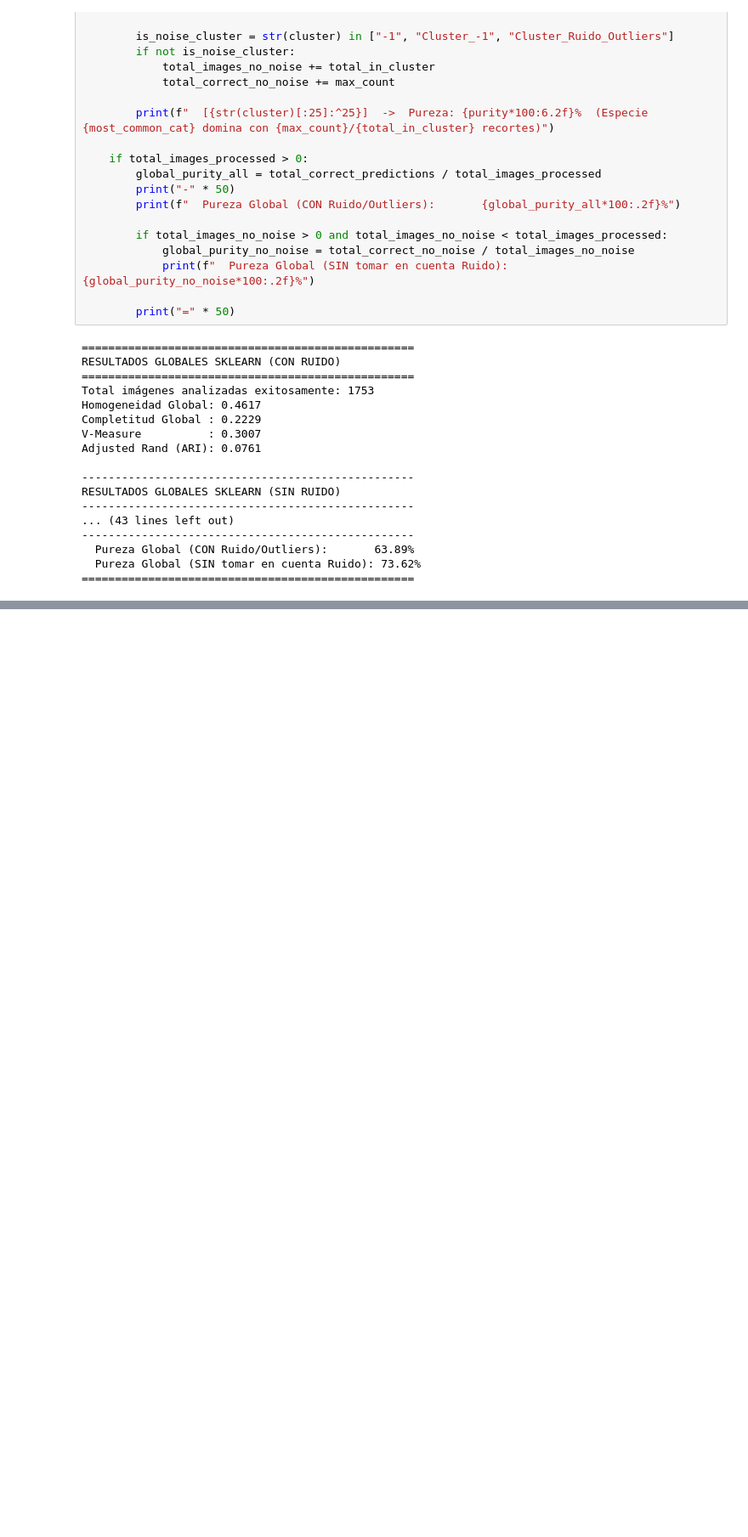
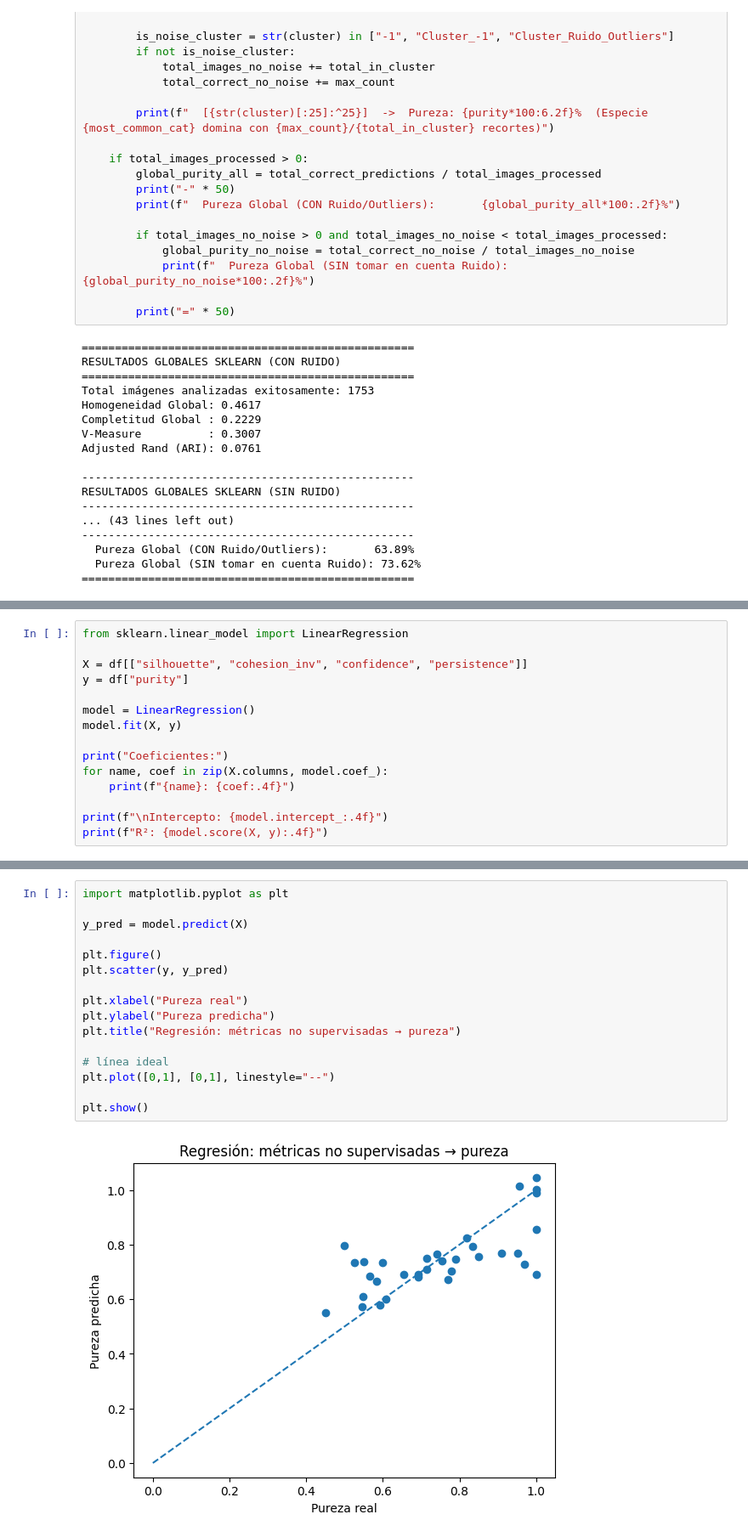
Before and after one commit to arielpincayy/iwildcam_preprocessing_pipeline, a Jupyter notebook: clustering_pipeline.ipynb, the cells around one changed output, grey strips where cells are left out. Shown at 85% size. Saved outputs shown, nothing was run; the diff lists cells and outputs as text; blank space fills up the shorter version.

```diff
--- a/clustering_pipeline.ipynb
+++ b/clustering_pipeline.ipynb
@@ -730,0 +772,15 @@ RESULTADOS GLOBALES SKLEARN (SIN RUIDO)
+# %%
+from sklearn.linear_model import LinearRegression
+
+X = df[["silhouette", "cohesion_inv", "confidence", "persistence"]]
+y = df["purity"]
+
+model = LinearRegression()
+model.fit(X, y)
+
+print("Coeficientes:")
+for name, coef in zip(X.columns, model.coef_):
+    print(f"{name}: {coef:.4f}")
+
+print(f"\nIntercepto: {model.intercept_:.4f}")
+print(f"R²: {model.score(X, y):.4f}")
@@ -730,0 +811,18 @@ RESULTADOS GLOBALES SKLEARN (SIN RUIDO)
+# %%
+import matplotlib.pyplot as plt
+
+y_pred = model.predict(X)
+
+plt.figure()
+plt.scatter(y, y_pred)
+
+plt.xlabel("Pureza real")
+plt.ylabel("Pureza predicha")
+plt.title("Regresión: métricas no supervisadas → pureza")
+
+# línea ideal
+plt.plot([0,1], [0,1], linestyle="--")
+
+plt.show()
+# %% [output]
+[figure, added]
```
Also changed, not shown: parts of 5 cells of this notebook.
